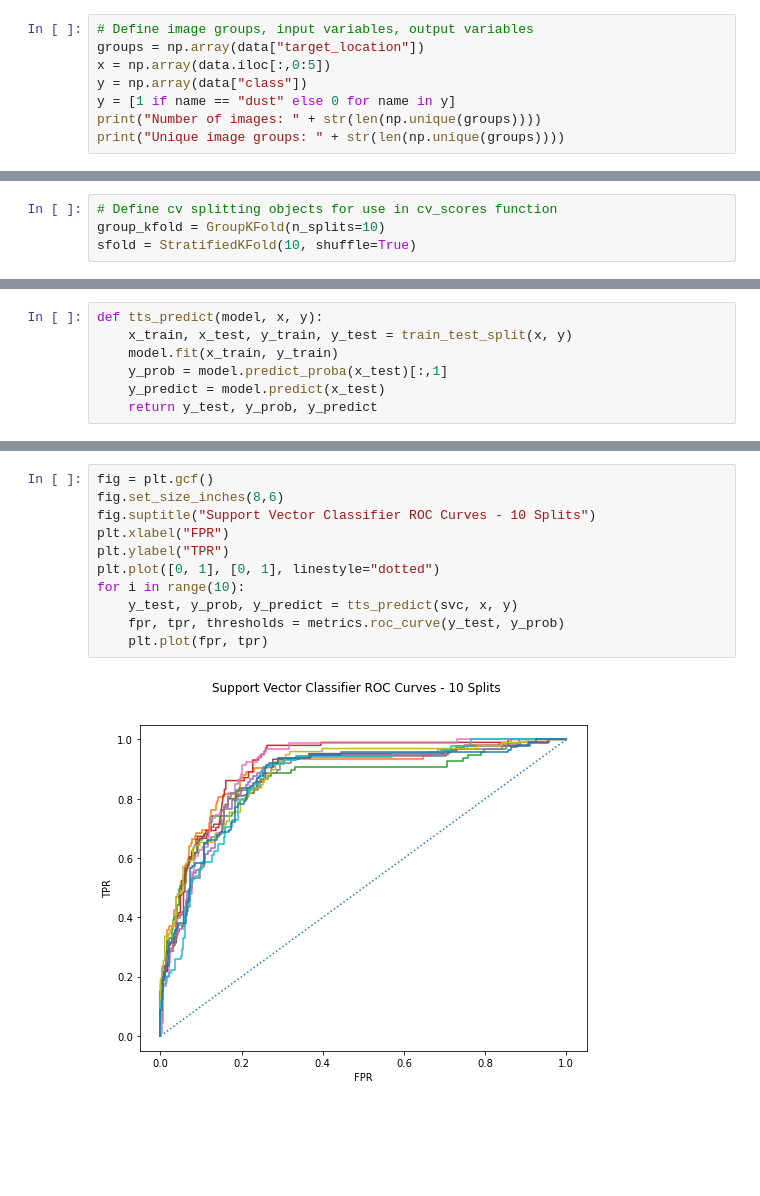
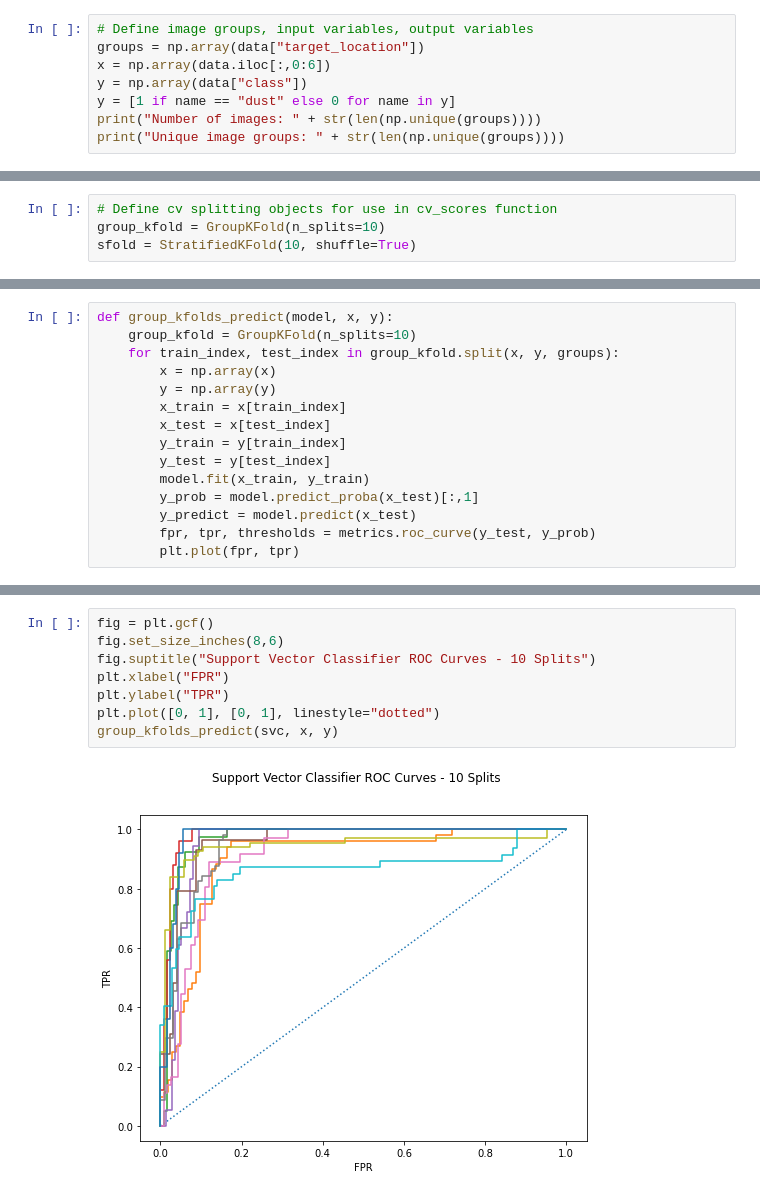
Before and after one commit to dpalencia/marsvision, a Jupyter notebook: Prototyping/Notebooks/Dust Classifier.ipynb, the cells around one changed output, grey strips where cells are left out. Drawn from its saved outputs; the diff is of its cells as text; blank space fills up the shorter version.

Commit message:
Include variance and ROC curves

```diff
--- a/Prototyping/Notebooks/Dust Classifier.ipynb
+++ b/Prototyping/Notebooks/Dust Classifier.ipynb
@@ -46,7 +39,7 @@ data["target_location"] = data["file_name"].apply(target_regex)
 # %%
 # Define image groups, input variables, output variables
 groups = np.array(data["target_location"])
-x = np.array(data.iloc[:,0:5])
+x = np.array(data.iloc[:,0:6])
 y = np.array(data["class"])
 y = [1 if name == "dust" else 0 for name in y]
 print("Number of images: " + str(len(np.unique(groups))))
@@ -141,7 +138,15 @@ AUC: 0.8941751828528753
 # %%
-def tts_predict(model, x, y):
-    x_train, x_test, y_train, y_test = train_test_split(x, y)
-    model.fit(x_train, y_train)
-    y_prob = model.predict_proba(x_test)[:,1]
-    y_predict = model.predict(x_test)
-    return y_test, y_prob, y_predict
+def group_kfolds_predict(model, x, y):
+    group_kfold = GroupKFold(n_splits=10)
+    for train_index, test_index in group_kfold.split(x, y, groups):
+        x = np.array(x)
+        y = np.array(y)
+        x_train = x[train_index]
+        x_test = x[test_index]
+        y_train = y[train_index]
+        y_test = y[test_index]
+        model.fit(x_train, y_train)
+        y_prob = model.predict_proba(x_test)[:,1]
+        y_predict = model.predict(x_test)
+        fpr, tpr, thresholds = metrics.roc_curve(y_test, y_prob)
+        plt.plot(fpr, tpr)
@@ -214,13 +174,10 @@ for i in range(10):
 # %%
 fig = plt.gcf()
 fig.set_size_inches(8,6)
 fig.suptitle("Support Vector Classifier ROC Curves - 10 Splits")
 plt.xlabel("FPR")
 plt.ylabel("TPR")
 plt.plot([0, 1], [0, 1], linestyle="dotted")
-for i in range(10):
-    y_test, y_prob, y_predict = tts_predict(svc, x, y)
-    fpr, tpr, thresholds = metrics.roc_curve(y_test, y_prob)
-    plt.plot(fpr, tpr)
+group_kfolds_predict(svc, x, y)
 # %% [output]
-[figure, old version]
+[figure, new version]
```
Also changed, not shown: parts of 13 cells of this notebook, 1 other file.
